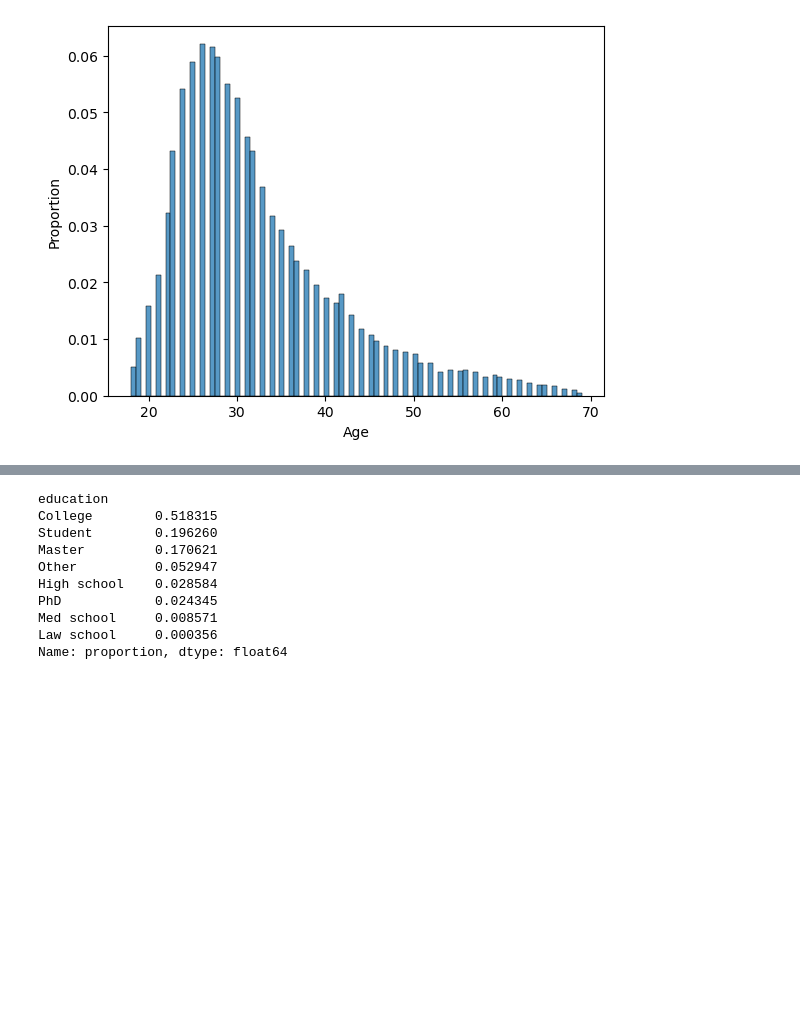
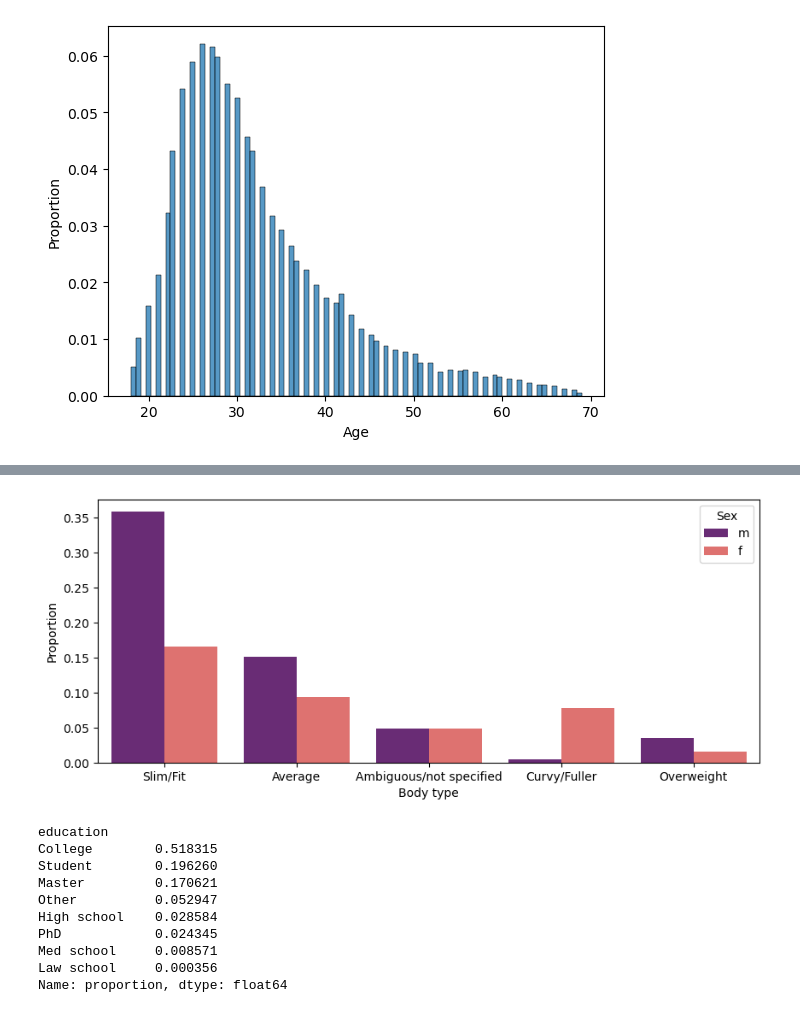
Before and after one commit to SereArmiento/Projects, a Jupyter notebook: OKCupid-Date-A-Scientist-Starter/date-a-scientist.ipynb, the cells around one changed output, grey strips where cells are left out. Saved outputs shown, nothing was run; the diff lists cells and outputs as text; code cells hidden in the pictures; blank space fills up the shorter version.

```diff
--- a/OKCupid-Date-A-Scientist-Starter/date-a-scientist.ipynb
+++ b/OKCupid-Date-A-Scientist-Starter/date-a-scientist.ipynb
@@ -400,3 +458,15 @@ plt.close()
+# %%
+order_body = df.body_type.value_counts()
+
+plt.figure(figsize=(10,4))
+sns.countplot(x = df.body_type, hue= df.sex, palette = 'magma', stat = 'proportion', order = order_body.index)
+plt.legend(title = 'Sex')
+plt.xlabel('Body type')
+plt.ylabel('Proportion')
+plt.show()
+plt.close()
+# %% [output]
+[figure, added]
 # %%
 map_edu = {
     'graduated from college/university': 'College',
```
Also changed, not shown: parts of 52 cells of this notebook.
